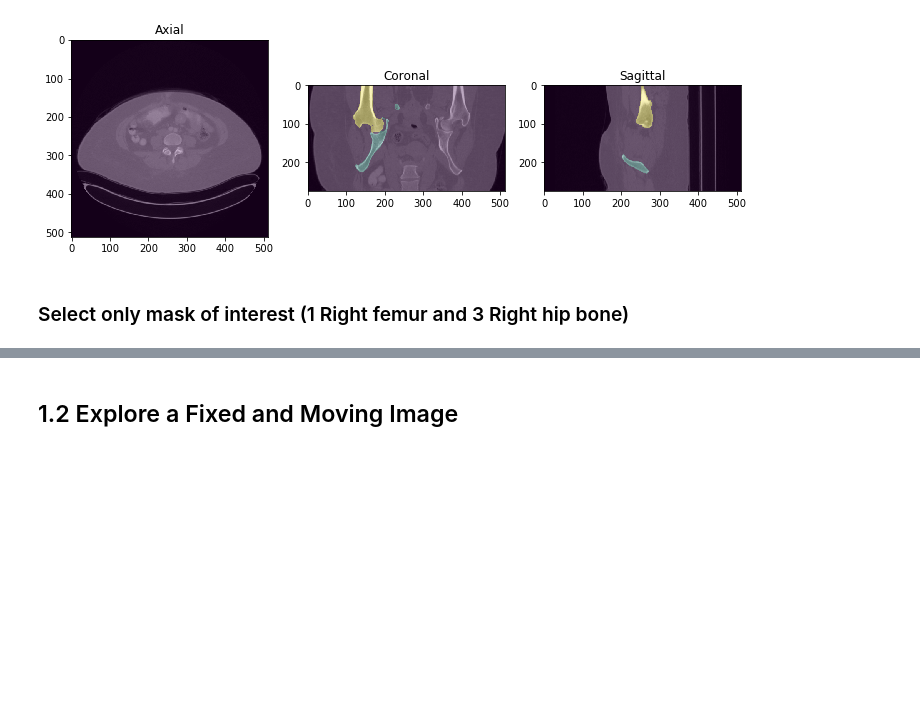
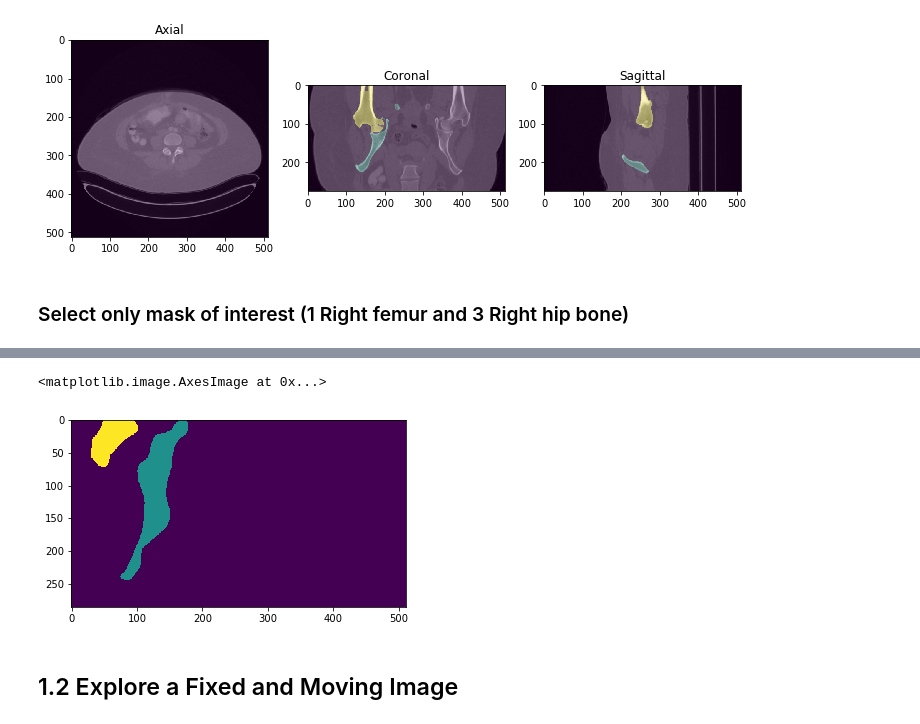
Before and after one commit to KenzaB27/segmentation-of-pelvic-bone, a Jupyter notebook: src/experiments.ipynb, the cells around one changed output, grey strips where cells are left out. Saved outputs shown, nothing was run; the diff lists cells and outputs as text; code cells hidden in the pictures; blank space fills up the shorter version.

```diff
--- a/src/experiments.ipynb
+++ b/src/experiments.ipynb
@@ -48,3 +48,9 @@ mask_of_interest = reg.Transform.create_mask_of_interest(maskname, labels=[1,3],
+# %%
+data = sitk.GetArrayFromImage(mask_of_interest)
+plt.imshow(data[:,256,:])
+# %% [output]
+<matplotlib.image.AxesImage at 0x...>
+[figure, added]
 # %% [markdown]
 ## 1.2 Explore a Fixed and Moving Image
 # %%
```
Also changed, not shown: parts of 7 cells of this notebook, 1 other file.
